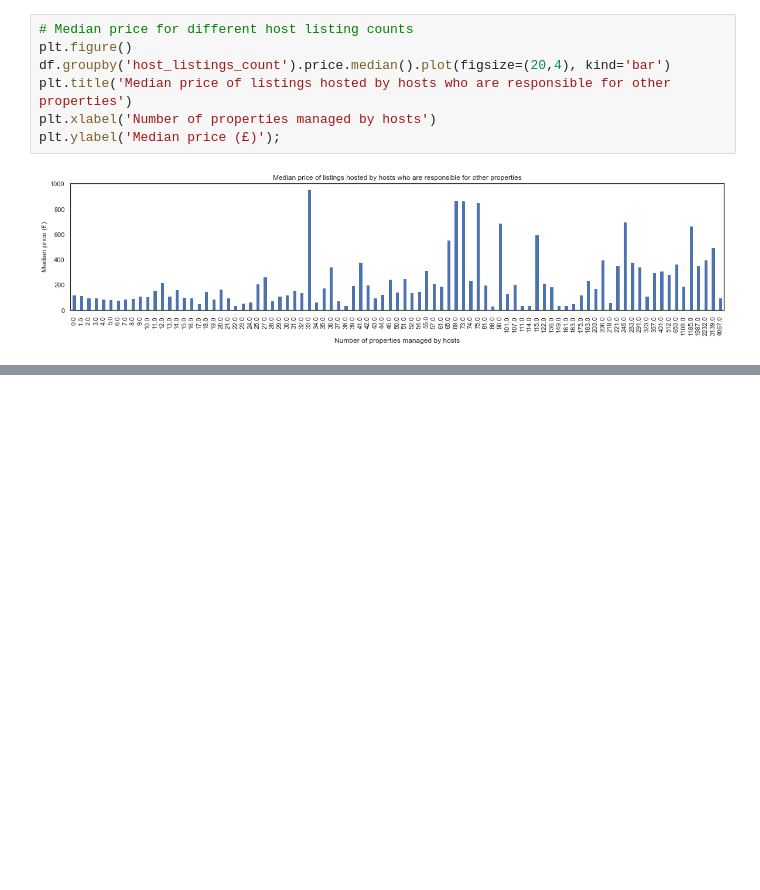
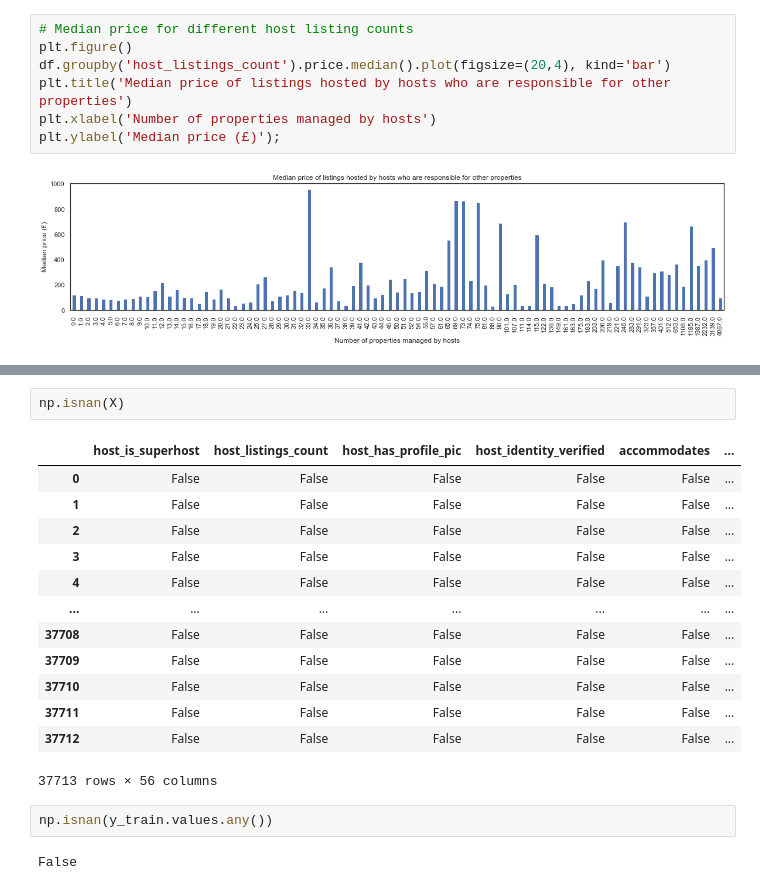
Before and after one commit to Amadeus-Assist/airbnb-rent-price-prediction, a Jupyter notebook: housing_price/airbnb_data/data_processing.ipynb, the cells around one changed output, grey strips where cells are left out. Saved outputs shown, nothing was run; the diff lists cells and outputs as text; blank space fills up the shorter version.

```diff
--- a/housing_price/airbnb_data/data_processing.ipynb
+++ b/housing_price/airbnb_data/data_processing.ipynb
@@ -816,0 +838,20 @@ ValueError: Input contains NaN, infinity or a value too large for dtype('float32
+# %%
+np.isnan(X)
+# %% [output]
+|  | host_is_superhost | host_listings_count | host_has_profile_pic | host_identity_verified | accommodates | ... |
+| 0 | False | False | False | False | False | ... |
+| 1 | False | False | False | False | False | ... |
+| 2 | False | False | False | False | False | ... |
+| 3 | False | False | False | False | False | ... |
+| 4 | False | False | False | False | False | ... |
+| ... | ... | ... | ... | ... | ... | ... |
+| 37708 | False | False | False | False | False | ... |
+| 37709 | False | False | False | False | False | ... |
+| 37710 | False | False | False | False | False | ... |
+| 37711 | False | False | False | False | False | ... |
+| 37712 | False | False | False | False | False | ... |
+37713 rows × 56 columns
+# %%
+np.isnan(y_train.values.any())
+# %% [output]
+False
```
Also changed, not shown: parts of 15 cells of this notebook.
